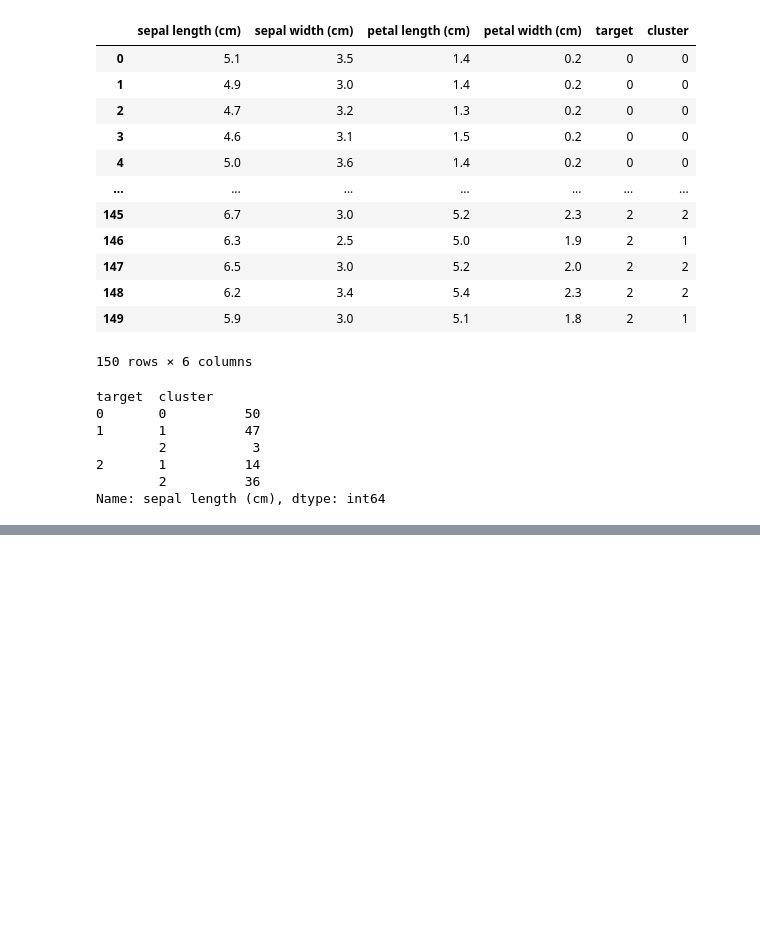
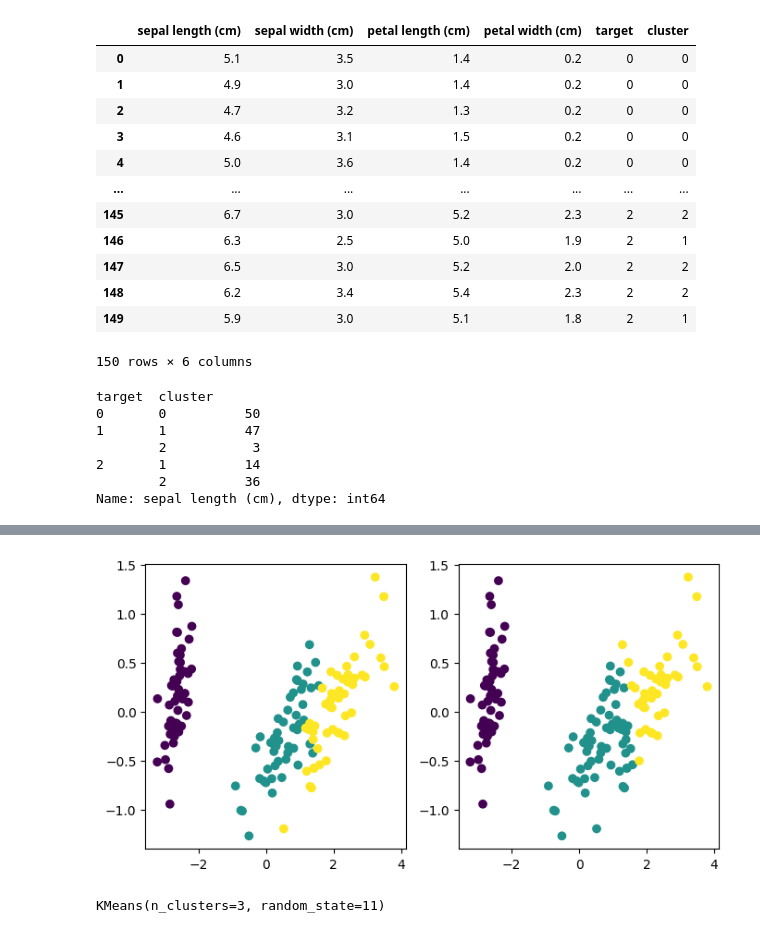
Before and after one commit to vhf1030/wanted-potenup, a Jupyter notebook: practice_ML/비지도학습/1_kmeans알고리즘.ipynb, the cells around one changed output, grey strips where cells are left out. Saved outputs shown, nothing was run; the diff lists cells and outputs as text; code cells hidden in the pictures; blank space fills up the shorter version.

```diff
--- a/practice_ML/비지도학습/1_kmeans알고리즘.ipynb
+++ b/practice_ML/비지도학습/1_kmeans알고리즘.ipynb
@@ -75,3 +77,10 @@ target  cluster
 2       1          14
         2          36
 Name: sepal length (cm), dtype: int64
+# %%
+from sklearn.decomposition import PCA
+
+# 차원축소
+pca = PCA(n_components=2)
+X_pca = pca.fit_transform(X)
+X_pca
@@ -77,0 +105,16 @@ Name: sepal length (cm), dtype: int64
+# %%
+# 시각화
+plt.figure(figsize=(8, 4))
+plt.subplot(1, 2, 1)
+plt.scatter(X_pca[:, 0], X_pca[:, 1], c=df["target"])
+plt.subplot(1, 2, 2)
+plt.scatter(X_pca[:, 0], X_pca[:, 1], c=df["cluster"])
+plt.show()
+# %% [output]
+[figure, added]
+# %%
+# kmeans
+kmeans = KMeans(n_clusters=3, init="k-means++", max_iter=300, random_state=11)
+kmeans.fit(X_pca)
+# %% [output]
+KMeans(n_clusters=3, random_state=11)
```
Also changed, not shown: parts of 4 cells of this notebook, 11 other files.
